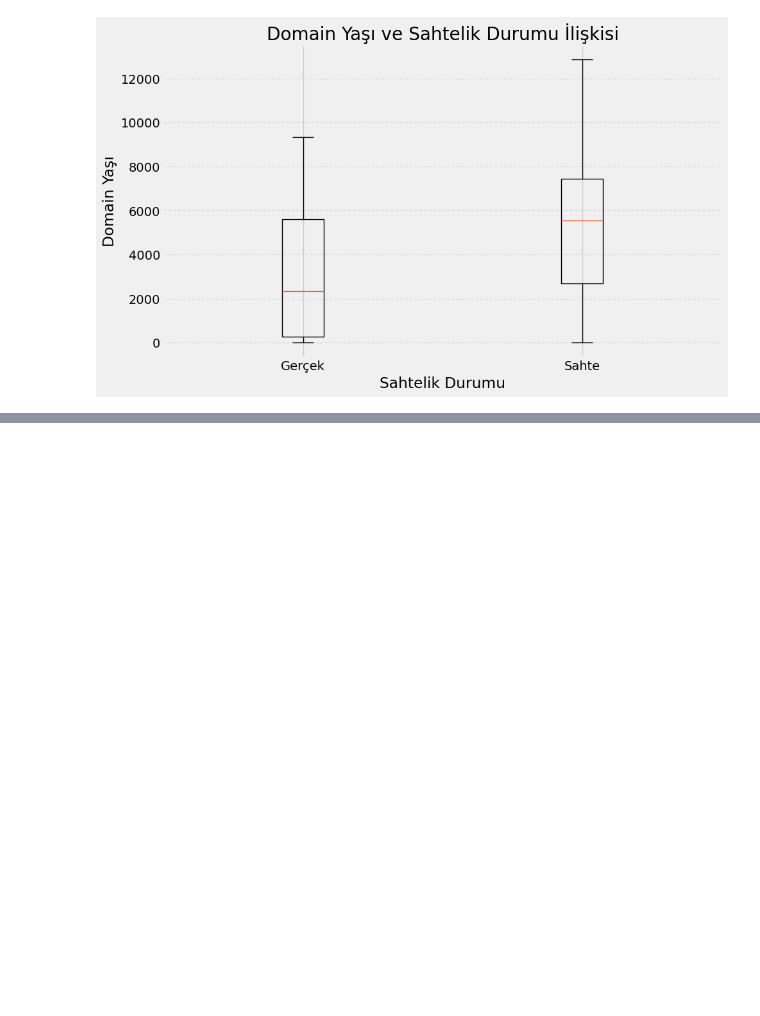
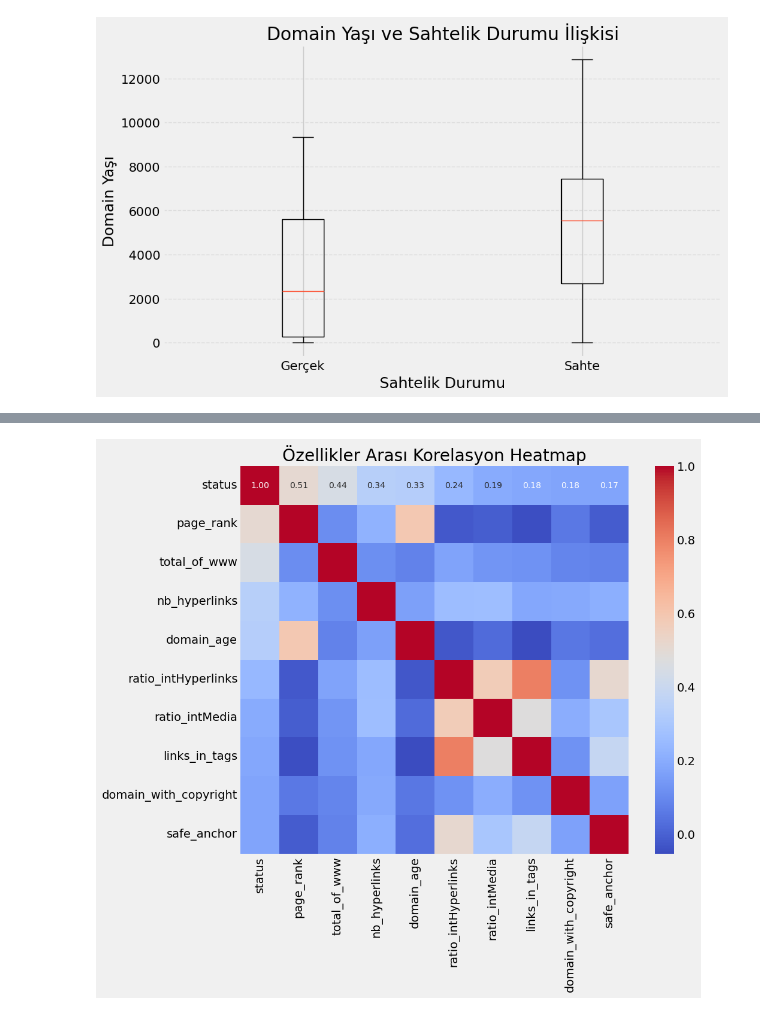
Before and after one commit to Phishbust/datanalysisandmodeling, a Jupyter notebook: data.ipynb, the cells around one changed output, grey strips where cells are left out. Cells and saved outputs as stored; diff of their text form; code cells hidden in the pictures; blank space fills up the shorter version.

```diff
--- a/data.ipynb
+++ b/data.ipynb
@@ -275,0 +285,14 @@ plt.show()
+# %%
+import seaborn as sns
+
+numerical_features = df.select_dtypes(include=['float64', 'int64'])
+correlation_matrix_all = numerical_features.corr()
+top_correlated_features = correlation_matrix_all['status'].sort_values(ascending=False).index[:10]
+correlation_matrix_top = correlation_matrix_all.loc[top_correlated_features, top_correlated_features]
+
+plt.figure(figsize=(10, 8))
+sns.heatmap(correlation_matrix_top, annot=True, cmap='coolwarm', fmt=".2f", annot_kws={"size": 10}, square=True)
+plt.title('Özellikler Arası Korelasyon Heatmap')
+plt.show()
+# %% [output]
+[figure, added]
```
Also changed, not shown: parts of 7 cells of this notebook.
